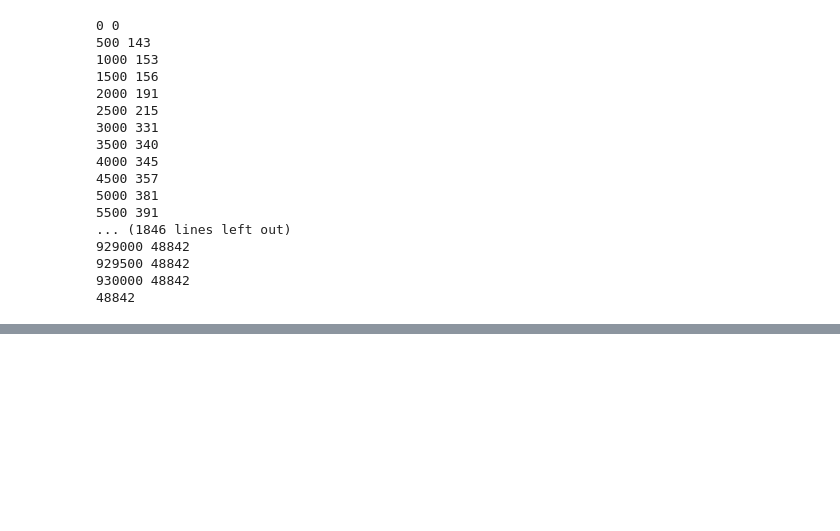
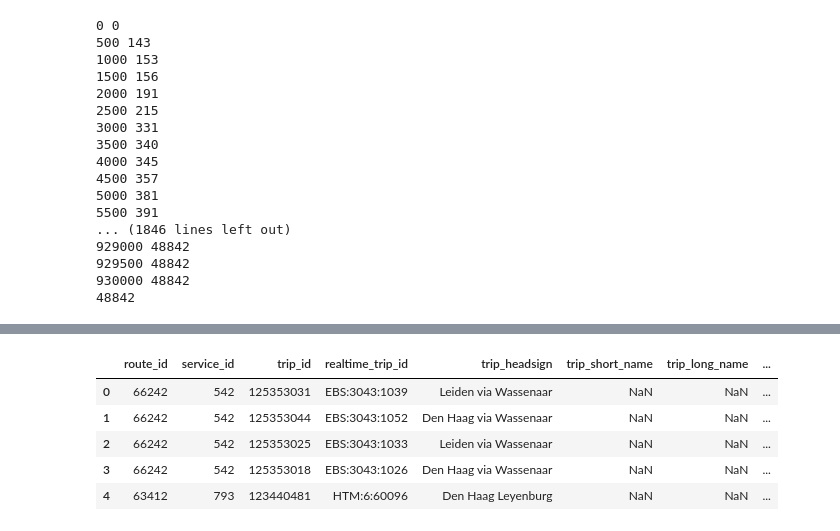
Before and after one commit to TPM-Resilience-Lab/public-transit-system, a Jupyter notebook: python-codes/gtfs_analysis.ipynb, the cells around one changed output, grey strips where cells are left out. Saved outputs shown, nothing was run; the diff lists cells and outputs as text; code cells hidden in the pictures; blank space fills up the shorter version.

```diff
--- a/python-codes/gtfs_analysis.ipynb
+++ b/python-codes/gtfs_analysis.ipynb
@@ -337,0 +342,18 @@ hague_stop_times.head()
+# %%
+#Creating trips.txt for Hague
+#trips = pd.read_csv('../gtfs_data/netherlands/trips.txt', low_memory=False)
+
+#hague_trips = trips[trips['trip_id'].isin(hague_trips)]
+#hague_trips.to_csv('C:/Users/srijith/Documents/GitHub/public-transit-system/gtfs_data/hague/trips.txt', header=True, index=False, sep=',')
+
+hague_trips = pd.read_csv('C:/Users/srijith/Documents/GitHub/public-transit-system/gtfs_data/hague/trips.txt', sep=',')
+
+hague_trips = pd.read_csv('C:/Users/srijith/Documents/GitHub/public-transit-system/gtfs_data/hague/trips.txt', sep=',')
+hague_trips.head()
+# %% [output]
+|  | route_id | service_id | trip_id | realtime_trip_id | trip_headsign | trip_short_name | trip_long_name | ... |
+| 0 | 66242 | 542 | 125353031 | EBS:3043:1039 | Leiden via Wassenaar | NaN | NaN | ... |
+| 1 | 66242 | 542 | 125353044 | EBS:3043:1052 | Den Haag via Wassenaar | NaN | NaN | ... |
+| 2 | 66242 | 542 | 125353025 | EBS:3043:1033 | Leiden via Wassenaar | NaN | NaN | ... |
+| 3 | 66242 | 542 | 125353018 | EBS:3043:1026 | Den Haag via Wassenaar | NaN | NaN | ... |
+| 4 | 63412 | 793 | 123440481 | HTM:6:60096 | Den Haag Leyenburg | NaN | NaN | ... |
```
Also changed, not shown: parts of 12 cells of this notebook, 6 other files.
